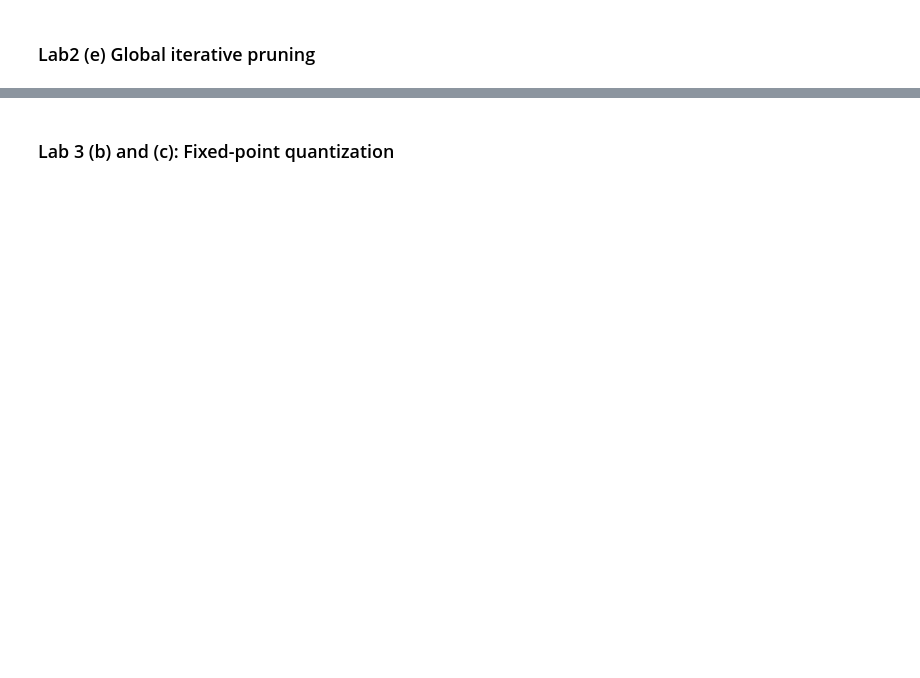
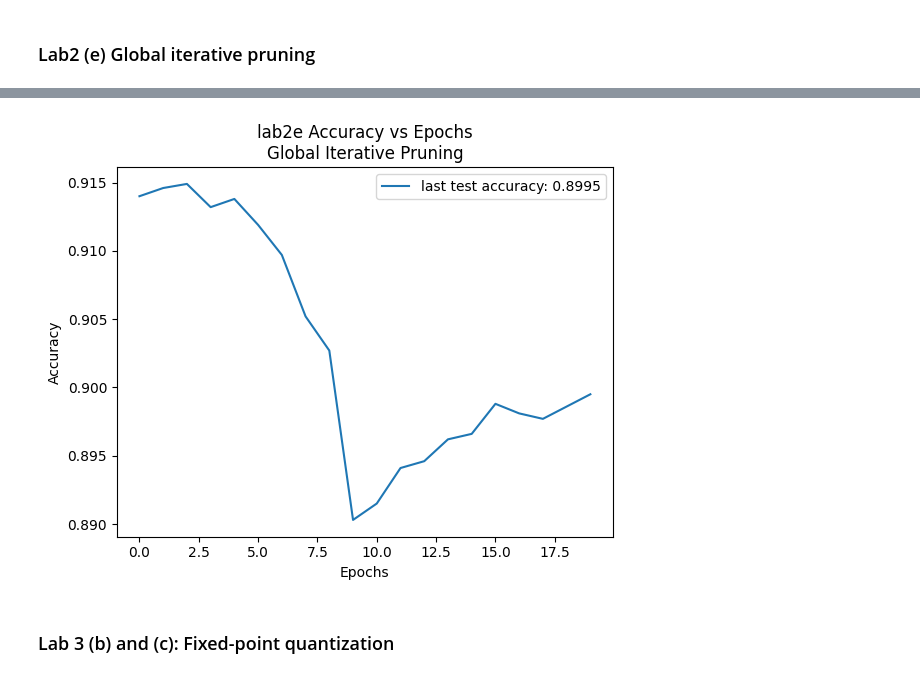
Before and after one commit to danyjabban/Representation_Learning, a Jupyter notebook: HW4/hw4.ipynb, the cells around one changed output, grey strips where cells are left out. Cells and saved outputs as stored; diff of their text form; code cells hidden in the pictures; blank space fills up the shorter version.

```diff
--- a/HW4/hw4.ipynb
+++ b/HW4/hw4.ipynb
@@ -319,6 +414,8 @@ plt.savefig('lab2d.pdf', dpi=500, bbox_inches='tight')
 # %% [markdown]
 ### Lab2 (e) Global iterative pruning
 # %%
+import numpy as np
+
 def global_prune_by_percentage(net, q=70.0):
     """
     Pruning the weight paramters by threshold.
@@ -337,7 +434,7 @@ def global_prune_by_percentage(net, q=70.0):
     # Concate all weights into a np array
     flattened_weights = np.concatenate(flattened_weights)
     # Find global pruning threshold
-    threshold = np.percentile(пр.abs(flattened_weights.flatten()), q)
+    threshold = np.percentile(np.abs(flattened_weights.flatten()), q)
 
     # Apply pruning threshold to all layers
     for name,layer in net.named_modules():
@@ -349,7 +446,7 @@ def global_prune_by_percentage(net, q=70.0):
             masked_obj = np.ma.masked_greater_equal(x=np.abs(layer_weight), value=threshold, copy=True)
             mask_int = np.ma.getmask(masked_obj).astype(int)
             # Convert mask to torch tensor and put on GPU
-            mask_tensor = torch.tensor(mask_ine).to(device)
+            mask_tensor = torch.tensor(mask_int).to(device)
             # Multiply the weight by mask to perform pruning
             layer.weight.data = layer.weight.data.clone().detach().requires_grad_(True) * mask_tensor
 # %%
@@ -420,12 +554,15 @@ test(net)
 # %%
 fig, ax = plt.subplots(1, 1)
 xx = range(n_epochs)
 ax.plot(xx, test_acc_global_prune, label='last test accuracy: %g' % test_acc_global_prune[-1])
 ax.set_xlabel('Epochs')
 ax.set_ylabel('Accuracy')
 ax.set_title('lab2e Accuracy vs Epochs\nGlobal Iterative Pruning')
+ax.legend()
 
 plt.savefig('lab2e.pdf', dpi=500, bbox_inches='tight')
+# %% [output]
+[figure, added]
 # %% [markdown]
 ### Lab 3 (b) and (c): Fixed-point quantization
 # %%
```
Also changed, not shown: parts of 24 cells of this notebook.
